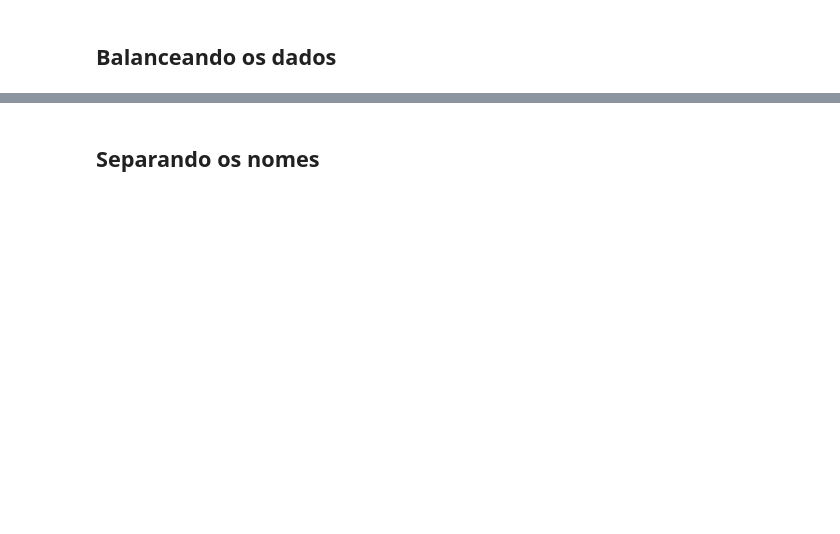
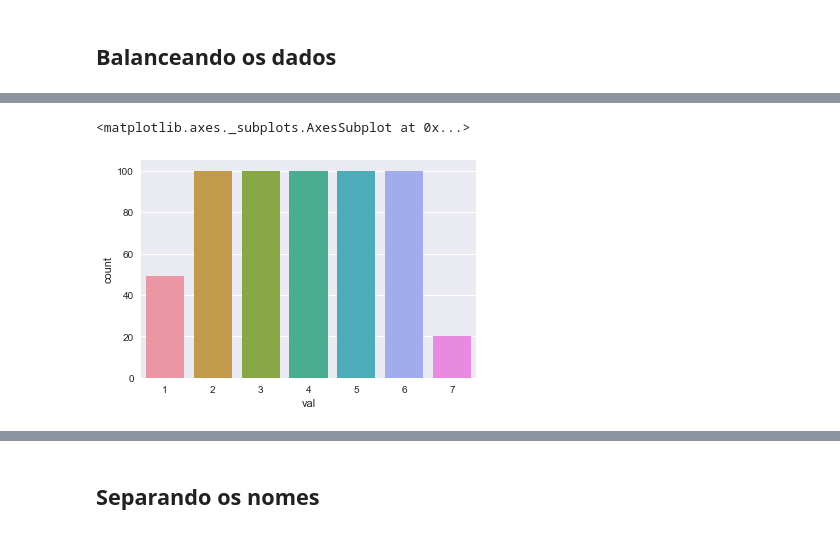
Before and after one commit to tpcyprianos/sentiment-analysis-tweets, a Jupyter notebook: pre_processing.ipynb, the cells around one changed output, grey strips where cells are left out. Cells and saved outputs as stored; diff of their text form; code cells hidden in the pictures; blank space fills up the shorter version.

```diff
--- a/pre_processing.ipynb
+++ b/pre_processing.ipynb
@@ -158,0 +176,5 @@ datasetInFrame.head()
+# %%
+sns.countplot(x='val', data=balancedDataset)
+# %% [output]
+<matplotlib.axes._subplots.AxesSubplot at 0x...>
+[figure, added]
```
Also changed, not shown: parts of 7 cells of this notebook, 1 other file.
